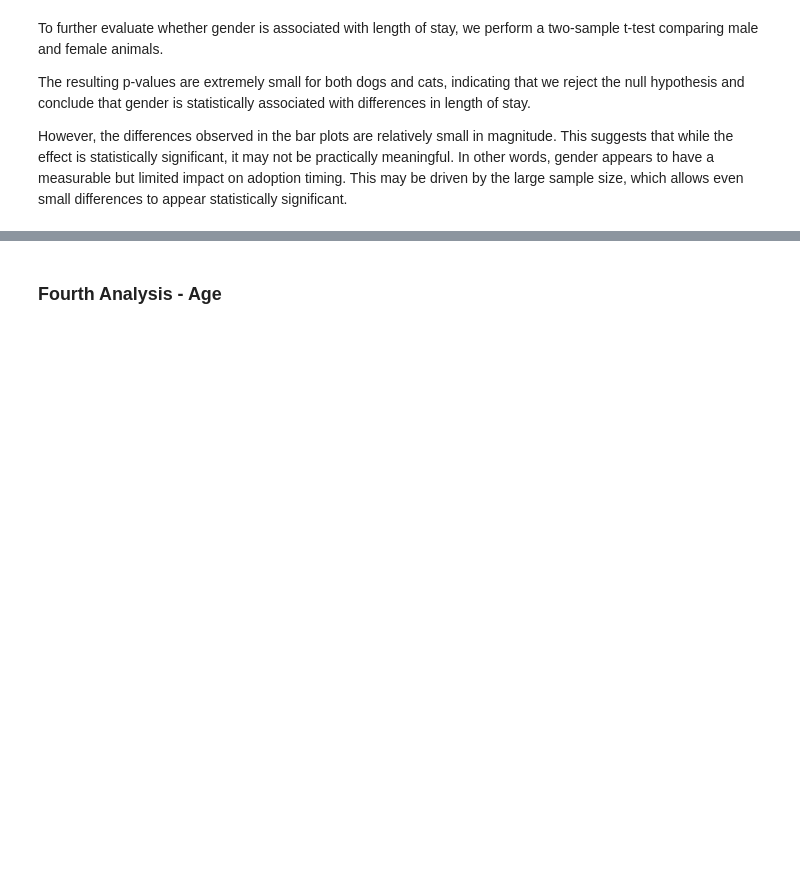
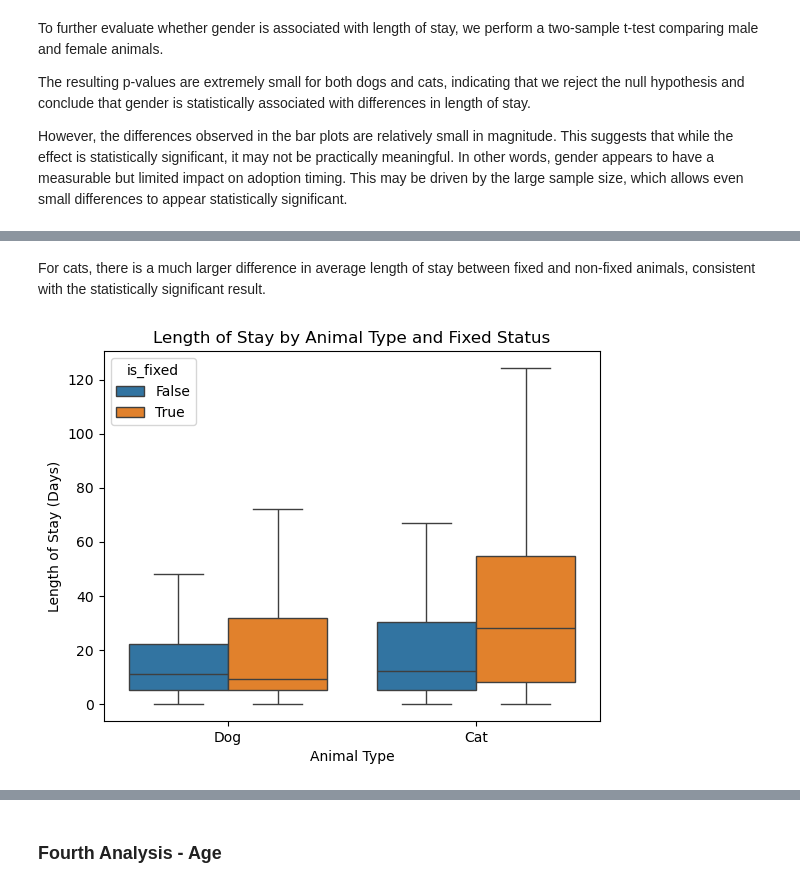
Before and after one commit to COGS108/Group072_WI26, a Jupyter notebook: 03-FinalProject.ipynb, the cells around one changed output, grey strips where cells are left out. Drawn from its saved outputs; the diff is of its cells as text; code cells hidden in the pictures; blank space fills up the shorter version.

```diff
--- a/03-FinalProject.ipynb
+++ b/03-FinalProject.ipynb
@@ -297,0 +367,17 @@ However, the differences observed in the bar plots are relatively small in magni
+# %% [markdown]
+For cats, there is a much larger difference in average length of stay between fixed and non-fixed animals, consistent with the statistically significant result.
+# %%
+sns.boxplot(
+    data=df_sort,
+    x='outcome_animal_type',
+    y='length_of_stay',
+    hue='is_fixed',
+    showfliers=False
+)
+
+plt.title('Length of Stay by Animal Type and Fixed Status')
+plt.xlabel('Animal Type')
+plt.ylabel('Length of Stay (Days)')
+plt.show()
+# %% [output]
+[figure, added]
```
Also changed, not shown: parts of 22 cells of this notebook.
